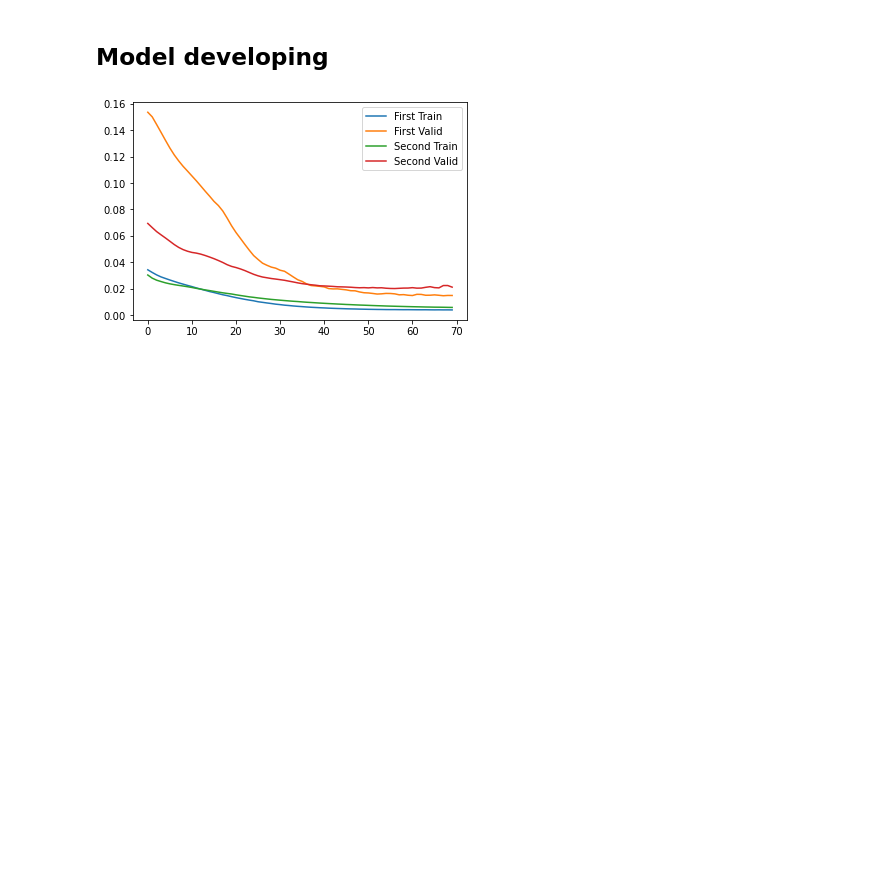
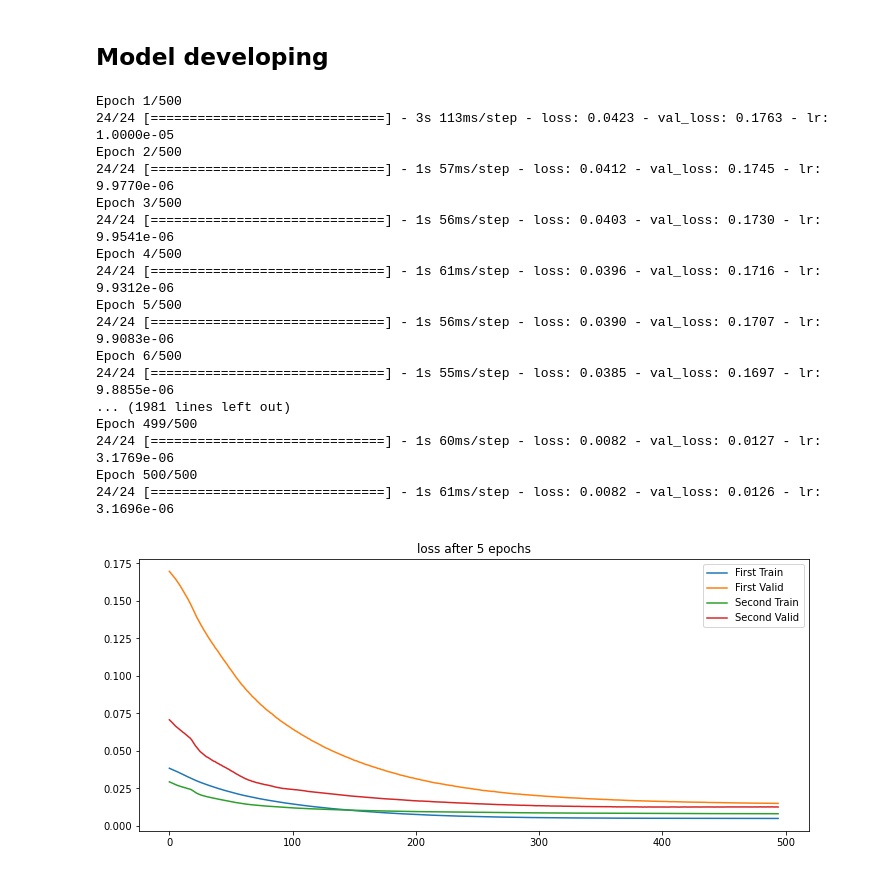
Before and after one commit to isaac-zheng/purchase-redemption-forecast, a Jupyter notebook: RNN/LSTM_MULTI.ipynb, the cells around one changed output. Cells and saved outputs as stored; diff of their text form; code cells hidden in the pictures; blank space fills up the shorter version.

Commit message:
Update Deep Learning coding

```diff
--- a/RNN/LSTM_MULTI.ipynb
+++ b/RNN/LSTM_MULTI.ipynb
@@ -18,17 +19,17 @@ tf.config.experimental.list_physical_devices('GPU')
 def get_p_model(train,valid, epochs):
     model = tf.keras.models.Sequential([
     tf.keras.layers.LSTM(64, return_sequences=True,input_shape = [WINDOW_SIZE, px_train.shape[1]]),
-    # tf.keras.layers.LSTM(64, return_sequences=True),
     tf.keras.layers.LSTM(64, return_sequences=False),
     tf.keras.layers.Dense(64, activation="relu"),
     tf.keras.layers.Dense(32, activation="relu"),
     tf.keras.layers.Dense(30)
         ])
-    optimizer = tf.keras.optimizers.Adam(lr=0.0003)
-    early_stopping = EarlyStopping('loss', patience=10)
+    early_stopping = EarlyStopping('loss', patience=50)
+    lr_decay = tf.keras.callbacks.LearningRateScheduler(lambda x:1e-5 * 10**(-x/1000))
+    optimizer = tf.keras.optimizers.Adam(lr=1e-5)
     model.compile(loss=tf.keras.losses.Huber(), optimizer=optimizer)
-    history = model.fit(train, epochs=epochs, verbose=0,
-                        validation_data=valid, callbacks=[early_stopping])
+    history = model.fit(train, epochs=epochs, verbose=1,
+                        validation_data=valid,callbacks = [lr_decay,early_stopping])
     return model, history
 def get_r_model(train, valid,  epochs):
     model = tf.keras.models.Sequential([
@@ -39,11 +40,12 @@ def get_r_model(train, valid,  epochs):
     tf.keras.layers.Dense(32, activation="relu"),
     tf.keras.layers.Dense(30)
         ])
-    optimizer = tf.keras.optimizers.Adam(lr=0.0003)
-    early_stopping = EarlyStopping('loss', patience=10)
+    early_stopping = EarlyStopping('loss', patience=50)
+    lr_decay = tf.keras.callbacks.LearningRateScheduler(lambda x:2e-5 * 10**(-x/1000))
+    optimizer = tf.keras.optimizers.Adam(lr=2e-5)
     model.compile(loss=tf.keras.losses.Huber(), optimizer=optimizer)
-    history = model.fit(train, epochs=epochs, verbose=0,
-                        validation_data=valid, callbacks=[early_stopping])
+    history = model.fit(train, epochs=epochs, verbose=1,
+                        validation_data=valid,callbacks = [lr_decay,early_stopping])
     return model, history
 # %%
 # change file here
@@ -64,18 +66,18 @@ col = ['total_purchase_amt', 'consume_amt', 'transfer_amt','month', 'day', 'week
        'weekday_onehot_6']  # user id is user count
 df_train = df_train[col]
 # %%
-df_poor_train = df_poor.loc[:"2014-08-01",col]
-df_rich_train = df_rich.loc[:"2014-08-01",col]
+df_poor_train = df_poor.loc[:"2014-07-31",col]
+df_rich_train = df_rich.loc[:"2014-07-31",col]
 _,_,_,pp_scaler,prc_scaler,prt_scaler = pr_scaling(df_poor_train)
 _,_,_,rp_scaler,rrc_scaler,rrt_scaler = pr_scaling(df_rich_train)
 px_data,px_scaler =  x_scaling(df_poor_train)
 rx_data,rx_scaler =  x_scaling(df_rich_train)
 # %%
-WINDOW_SIZE = 40
-BATCH_SIZE = 16
+WINDOW_SIZE = 30
+BATCH_SIZE = 8
 SHUFFLE_BUFFER = 1000
 number_pred = 30
-number_shift = 7
+number_shift = 1
 input_dimension = 3
 L= Processer(WINDOW_SIZE,BATCH_SIZE,SHUFFLE_BUFFER,number_pred,number_shift,input_dimension)
 # Train-Valid Split
@@ -100,8 +96,30 @@ rrt_tensor_train,rrt_tensor_valid = L.get_tensor_dataset(rx_train,y_col = t_col)
 # %% [markdown]
 ## Model developing
 # %%
-pp_model,pp_history =get_p_model(pp_tensor_train ,pp_tensor_valid,epochs = 70 )
-rp_model,rp_history =get_p_model(rp_tensor_train ,rp_tensor_valid,epochs = 70)
+tf.keras.backend.clear_session()
+tf.random.set_seed(2021)
+np.random.seed(2021)
+epochs = 500
+pp_model,pp_history =get_p_model(pp_tensor_train ,pp_tensor_valid,epochs = epochs)
+tf.keras.backend.clear_session()
+rp_model,rp_history =get_p_model(rp_tensor_train ,rp_tensor_valid,epochs = epochs)
 plot_loss(pp_history, rp_history)
 # %% [output]
+Epoch 1/500
+24/24 [==============================] - 3s 113ms/step - loss: 0.0423 - val_loss: 0.1763 - lr: 1.0000e-05
+Epoch 2/500
+24/24 [==============================] - 1s 57ms/step - loss: 0.0412 - val_loss: 0.1745 - lr: 9.9770e-06
+Epoch 3/500
+24/24 [==============================] - 1s 56ms/step - loss: 0.0403 - val_loss: 0.1730 - lr: 9.9541e-06
+Epoch 4/500
+24/24 [==============================] - 1s 61ms/step - loss: 0.0396 - val_loss: 0.1716 - lr: 9.9312e-06
+Epoch 5/500
+24/24 [==============================] - 1s 56ms/step - loss: 0.0390 - val_loss: 0.1707 - lr: 9.9083e-06
+Epoch 6/500
+24/24 [==============================] - 1s 55ms/step - loss: 0.0385 - val_loss: 0.1697 - lr: 9.8855e-06
+... (1981 lines left out)
+Epoch 499/500
+24/24 [==============================] - 1s 60ms/step - loss: 0.0082 - val_loss: 0.0127 - lr: 3.1769e-06
+Epoch 500/500
+24/24 [==============================] - 1s 61ms/step - loss: 0.0082 - val_loss: 0.0126 - lr: 3.1696e-06
-[figure, old version]
+[figure, new version]
```
Also changed, not shown: parts of 16 cells of this notebook, 11 other files.
